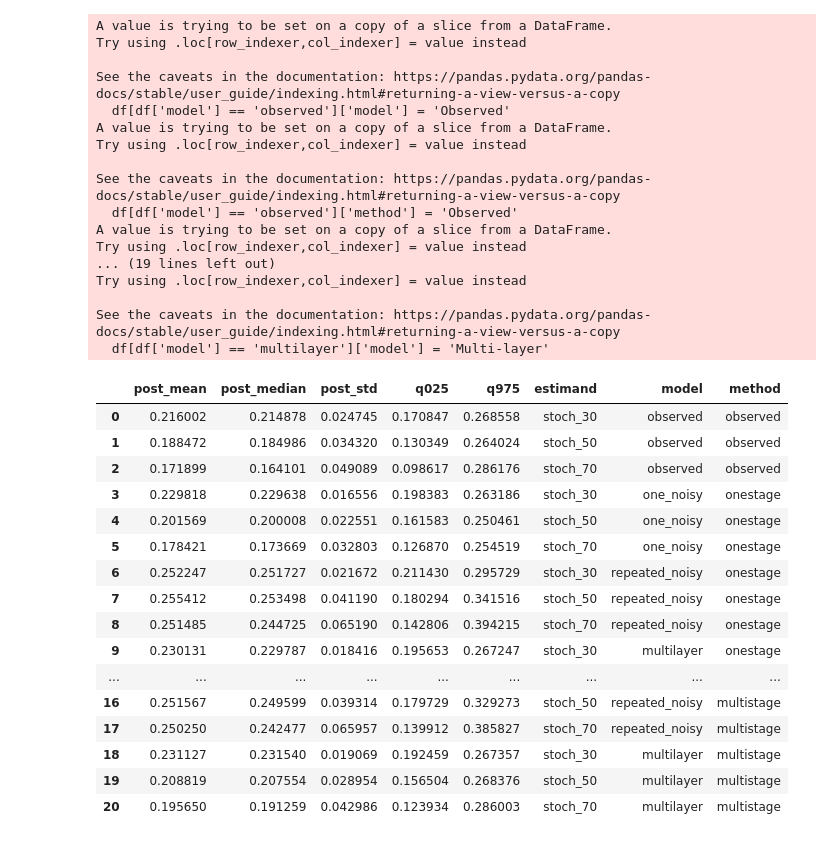
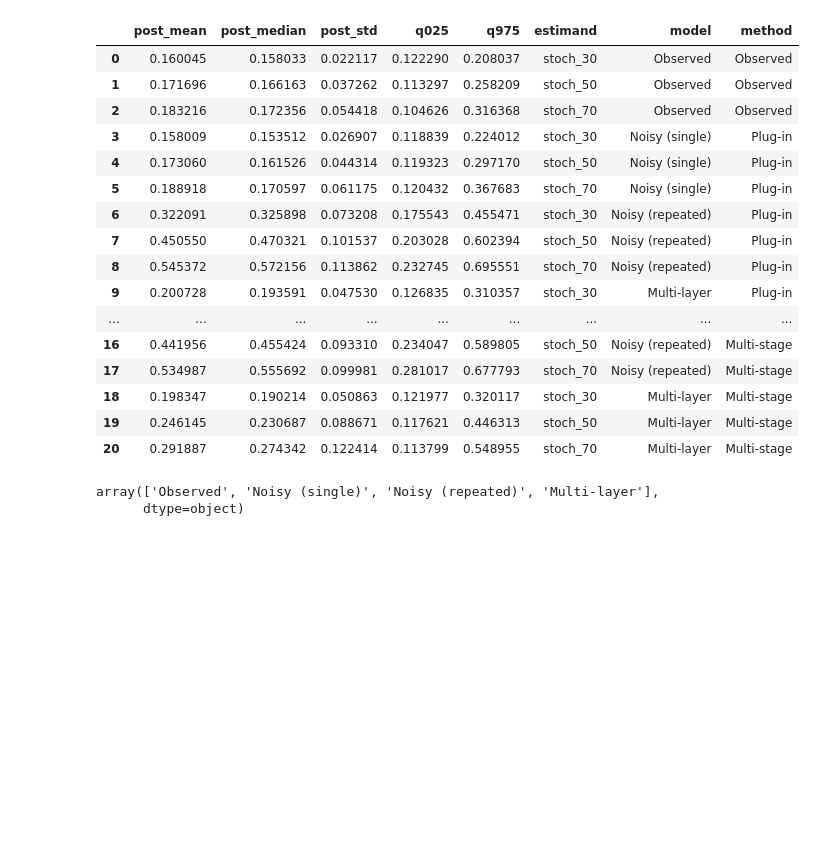
Before and after one commit to barwein/BayesProxyNets, a Jupyter notebook: Data/Palluck_et_al/plot_data_results.ipynb, the cells around one changed output. Drawn from its saved outputs; the diff is of its cells as text; code cells hidden in the pictures; blank space fills up the shorter version.

```diff
--- a/Data/Palluck_et_al/plot_data_results.ipynb
+++ b/Data/Palluck_et_al/plot_data_results.ipynb
@@ -11,41 +12,30 @@ sns.set_context("paper", font_scale=1.2)
 # %%
 # Read the CSV data
 df = pd.read_csv('palluck_et_al_analysis_results.csv')
+df
 # %% [output]
-A value is trying to be set on a copy of a slice from a DataFrame.
-Try using .loc[row_indexer,col_indexer] = value instead
-
-See the caveats in the documentation: https://pandas.pydata.org/pandas-docs/stable/user_guide/indexing.html#returning-a-view-versus-a-copy
-  df[df['model'] == 'observed']['model'] = 'Observed'
-A value is trying to be set on a copy of a slice from a DataFrame.
-Try using .loc[row_indexer,col_indexer] = value instead
-
-See the caveats in the documentation: https://pandas.pydata.org/pandas-docs/stable/user_guide/indexing.html#returning-a-view-versus-a-copy
-  df[df['model'] == 'observed']['method'] = 'Observed'
-A value is trying to be set on a copy of a slice from a DataFrame.
-Try using .loc[row_indexer,col_indexer] = value instead
-... (19 lines left out)
-Try using .loc[row_indexer,col_indexer] = value instead
-
-See the caveats in the documentation: https://pandas.pydata.org/pandas-docs/stable/user_guide/indexing.html#returning-a-view-versus-a-copy
-  df[df['model'] == 'multilayer']['model'] = 'Multi-layer'
 |  | post_mean | post_median | post_std | q025 | q975 | estimand | model | method |
-| 0 | 0.216002 | 0.214878 | 0.024745 | 0.170847 | 0.268558 | stoch_30 | observed | observed |
-| 1 | 0.188472 | 0.184986 | 0.034320 | 0.130349 | 0.264024 | stoch_50 | observed | observed |
-| 2 | 0.171899 | 0.164101 | 0.049089 | 0.098617 | 0.286176 | stoch_70 | observed | observed |
-| 3 | 0.229818 | 0.229638 | 0.016556 | 0.198383 | 0.263186 | stoch_30 | one_noisy | onestage |
-| 4 | 0.201569 | 0.200008 | 0.022551 | 0.161583 | 0.250461 | stoch_50 | one_noisy | onestage |
-| 5 | 0.178421 | 0.173669 | 0.032803 | 0.126870 | 0.254519 | stoch_70 | one_noisy | onestage |
-| 6 | 0.252247 | 0.251727 | 0.021672 | 0.211430 | 0.295729 | stoch_30 | repeated_noisy | onestage |
-| 7 | 0.255412 | 0.253498 | 0.041190 | 0.180294 | 0.341516 | stoch_50 | repeated_noisy | onestage |
-| 8 | 0.251485 | 0.244725 | 0.065190 | 0.142806 | 0.394215 | stoch_70 | repeated_noisy | onestage |
-| 9 | 0.230131 | 0.229787 | 0.018416 | 0.195653 | 0.267247 | stoch_30 | multilayer | onestage |
+| 0 | 0.160045 | 0.158033 | 0.022117 | 0.122290 | 0.208037 | stoch_30 | Observed | Observed |
+| 1 | 0.171696 | 0.166163 | 0.037262 | 0.113297 | 0.258209 | stoch_50 | Observed | Observed |
+| 2 | 0.183216 | 0.172356 | 0.054418 | 0.104626 | 0.316368 | stoch_70 | Observed | Observed |
+| 3 | 0.158009 | 0.153512 | 0.026907 | 0.118839 | 0.224012 | stoch_30 | Noisy (single) | Plug-in |
+| 4 | 0.173060 | 0.161526 | 0.044314 | 0.119323 | 0.297170 | stoch_50 | Noisy (single) | Plug-in |
+| 5 | 0.188918 | 0.170597 | 0.061175 | 0.120432 | 0.367683 | stoch_70 | Noisy (single) | Plug-in |
+| 6 | 0.322091 | 0.325898 | 0.073208 | 0.175543 | 0.455471 | stoch_30 | Noisy (repeated) | Plug-in |
+| 7 | 0.450550 | 0.470321 | 0.101537 | 0.203028 | 0.602394 | stoch_50 | Noisy (repeated) | Plug-in |
+| 8 | 0.545372 | 0.572156 | 0.113862 | 0.232745 | 0.695551 | stoch_70 | Noisy (repeated) | Plug-in |
+| 9 | 0.200728 | 0.193591 | 0.047530 | 0.126835 | 0.310357 | stoch_30 | Multi-layer | Plug-in |
 | ... | ... | ... | ... | ... | ... | ... | ... | ... |
-| 16 | 0.251567 | 0.249599 | 0.039314 | 0.179729 | 0.329273 | stoch_50 | repeated_noisy | multistage |
-| 17 | 0.250250 | 0.242477 | 0.065957 | 0.139912 | 0.385827 | stoch_70 | repeated_noisy | multistage |
-| 18 | 0.231127 | 0.231540 | 0.019069 | 0.192459 | 0.267357 | stoch_30 | multilayer | multistage |
-| 19 | 0.208819 | 0.207554 | 0.028954 | 0.156504 | 0.268376 | stoch_50 | multilayer | multistage |
-| 20 | 0.195650 | 0.191259 | 0.042986 | 0.123934 | 0.286003 | stoch_70 | multilayer | multistage |
+| 16 | 0.441956 | 0.455424 | 0.093310 | 0.234047 | 0.589805 | stoch_50 | Noisy (repeated) | Multi-stage |
+| 17 | 0.534987 | 0.555692 | 0.099981 | 0.281017 | 0.677793 | stoch_70 | Noisy (repeated) | Multi-stage |
+| 18 | 0.198347 | 0.190214 | 0.050863 | 0.121977 | 0.320117 | stoch_30 | Multi-layer | Multi-stage |
+| 19 | 0.246145 | 0.230687 | 0.088671 | 0.117621 | 0.446313 | stoch_50 | Multi-layer | Multi-stage |
+| 20 | 0.291887 | 0.274342 | 0.122414 | 0.113799 | 0.548955 | stoch_70 | Multi-layer | Multi-stage |
+# %%
+df['model'].unique()
+# %% [output]
+array(['Observed', 'Noisy (single)', 'Noisy (repeated)', 'Multi-layer'],
+      dtype=object)
 # %%
 
 # plot results
```
Also changed, not shown: parts of 2 cells of this notebook, 5 other files.
